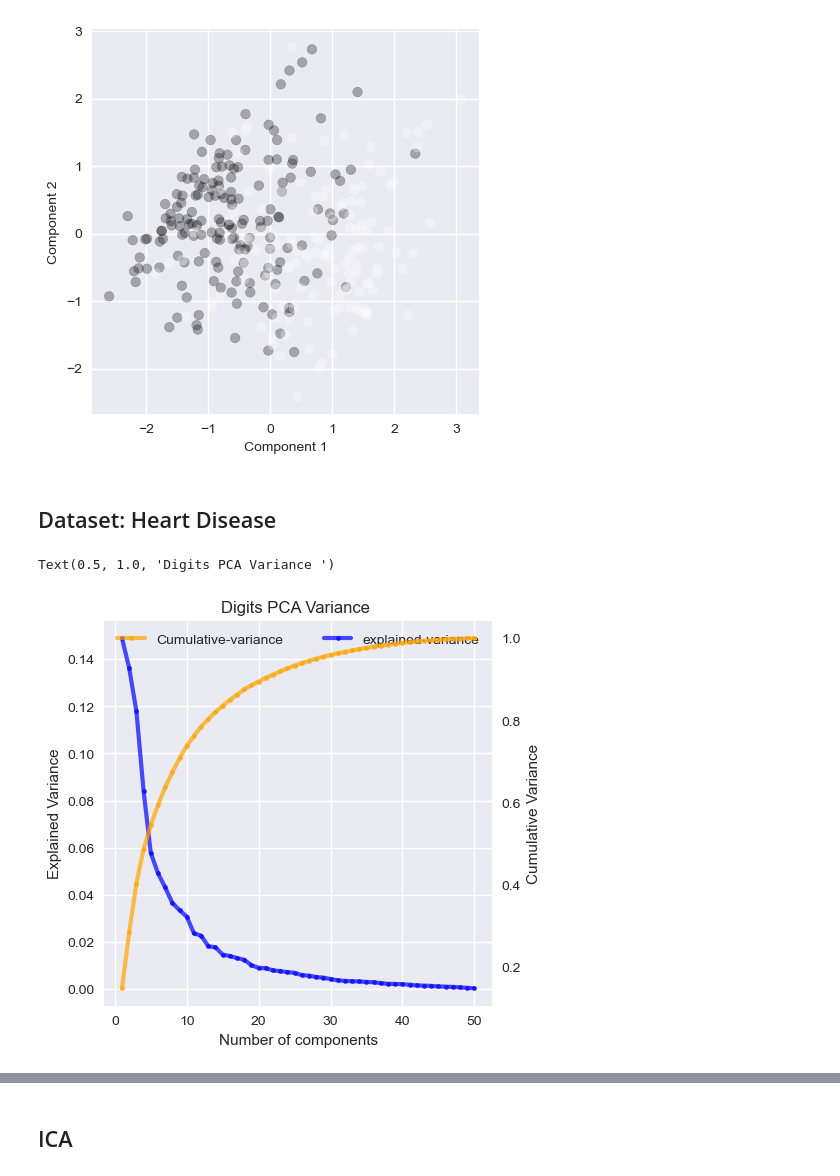
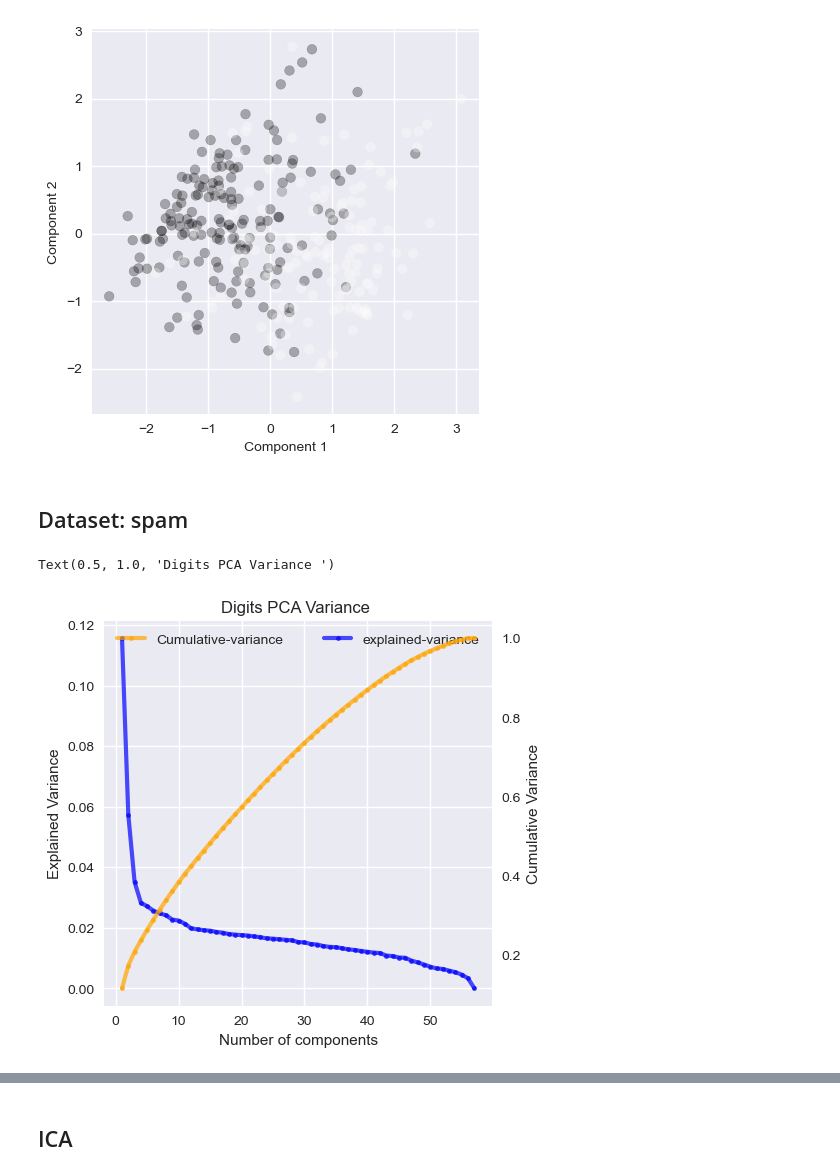
Before and after one commit to Alijafr/ML, a Jupyter notebook: assignment 3/code/Clustering.ipynb, the cells around one changed output, grey strips where cells are left out. Cells and saved outputs as stored; diff of their text form; code cells hidden in the pictures.

```diff
--- a/assignment 3/code/Clustering.ipynb
+++ b/assignment 3/code/Clustering.ipynb
@@ -84,3 +90,8 @@ y = y.squeeze()
+# %%
+data = df.drop(['1'],axis=1)
+y_data = df['1']
+# %%
+data = StandardScaler().fit_transform(data)
 # %% [markdown]
 ## Digists
 # %%
@@ -114,10 +120,10 @@ calinski_harabasz
 # %%
-kmeans = KMeans(random_state=42)
-methods = ['distortion', 'silhouette', 'calinski_harabasz']
-for i in methods:
-    print(i)
-    visualizer = KElbowVisualizer(kmeans, k=(2,50), metric = i, timings = True)
-    visualizer.fit(data)
-    visualizer.show() #use to only show
-#     visualizer.show(outpath=save_folder+"Mnist_elbow_{}.png".format(i))
-#     plt.close()
+# kmeans = KMeans(random_state=42)
+# methods = ['distortion', 'silhouette', 'calinski_harabasz']
+# for i in methods:
+#     print(i)
+#     visualizer = KElbowVisualizer(kmeans, k=(2,50), metric = i, timings = True)
+#     visualizer.fit(data)
+#     visualizer.show() #use to only show
+# #     visualizer.show(outpath=save_folder+"Mnist_elbow_{}.png".format(i))
+# #     plt.close()
@@ -225,10 +350,10 @@ calinski_harabasz
 # %%
 
-methods = ['distortion', 'silhouette', 'calinski_harabasz']
-for i in methods:
-    print(i)
-    visualizer = KElbowVisualizer(GaussianMixtureCluster(random_state=42), k=(2,22), metric = i, timings = True,force_model=True)
-    visualizer.fit(data)
-    visualizer.show() #use to only show
-    visualizer.show(outpath=save_folder+"EM_digits_elbow_{}.png".format(i))
-    plt.close()
+# methods = ['distortion', 'silhouette', 'calinski_harabasz']
+# for i in methods:
+#     print(i)
+#     visualizer = KElbowVisualizer(GaussianMixtureCluster(random_state=42), k=(2,22), metric = i, timings = True,force_model=True)
+#     visualizer.fit(data)
+#     visualizer.show() #use to only show
+#     visualizer.show(outpath=save_folder+"EM_digits_elbow_{}.png".format(i))
+#     plt.close()
@@ -356,26 +465,26 @@ No artists with labels found to put in legend.  Note that artists whose label st
 <matplotlib.legend.Legend at 0x...>
 [figure]
 # %% [markdown]
-## Dataset: Heart Disease
+## Dataset: spam
 # %%
-n = 50
+n = data.shape[1]
 pca = PCA(n_components=n).fit(data)
 
 fig, ax1 = plt.subplots(figsize=(5,5))
 ax1.plot(range(1,n+1),pca.explained_variance_ratio_,marker='.', linewidth=3, alpha=0.7,color='blue',label='explained-variance')
 ax1.legend(loc='best')
 ax1.set_ylabel('Explained Variance')
 ax1.set_xlabel('Number of components')
 ax2 = ax1.twinx()
 ax2.plot(range(1,n+1),np.cumsum(pca.explained_variance_ratio_),color = 'orange',label='Cumulative-variance',marker='.', linewidth=3, alpha=0.7)
 ax2.set_ylabel('Cumulative Variance')
 ax2.legend(loc='best')
 plt.grid()
 plt.title("Digits PCA Variance ")
 # plt.ylabel('Cumulative explained variance')
 # %% [output]
 Text(0.5, 1.0, 'Digits PCA Variance ')
-[figure, old version]
+[figure, new version]
 # %%
 n_components = np.arange(1,50)
 results = np.zeros(len(n_components))
```
Also changed, not shown: parts of 74 cells of this notebook, 10 other files.
